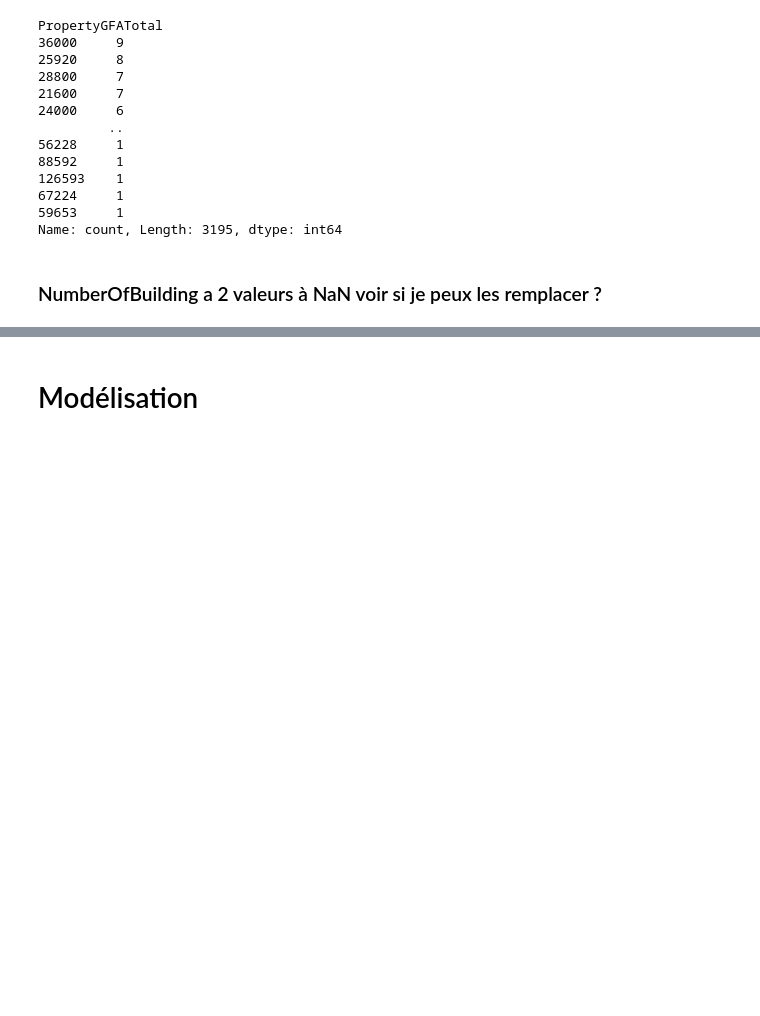
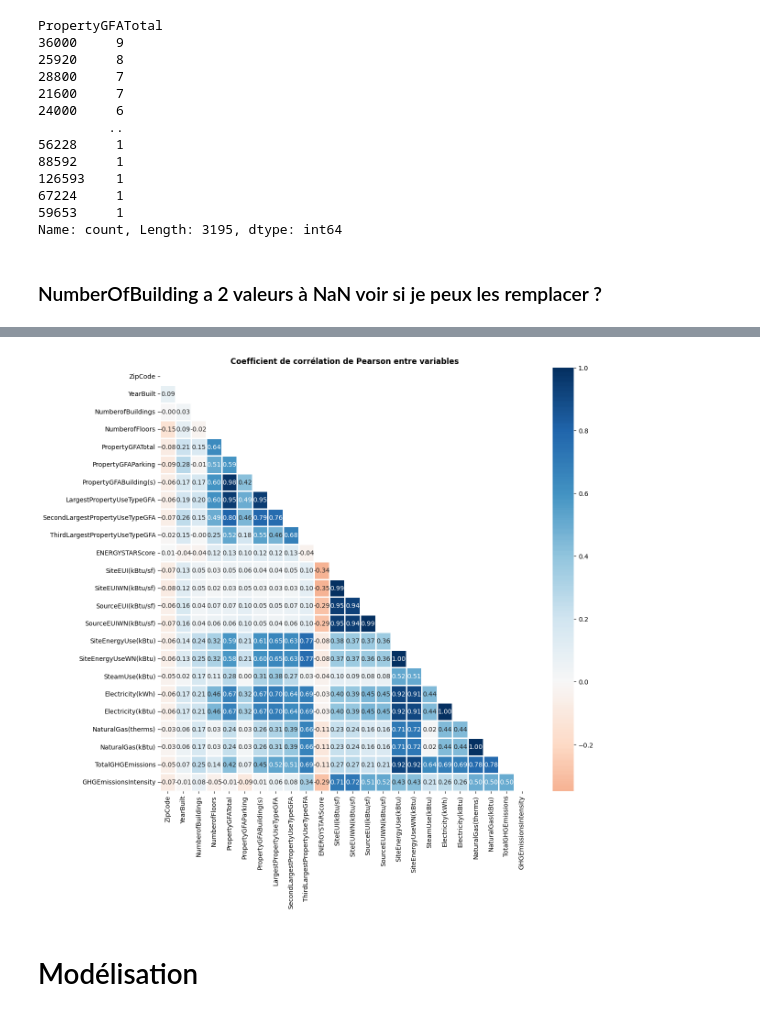
Before and after one commit to MiroMilano59/anticiper_besoins_consommation_batiments, a Jupyter notebook: template_modelistation_supervisee.ipynb, the cells around one changed output, grey strips where cells are left out. Saved outputs shown, nothing was run; the diff lists cells and outputs as text; code cells hidden in the pictures; blank space fills up the shorter version.

```diff
--- a/template_modelistation_supervisee.ipynb
+++ b/template_modelistation_supervisee.ipynb
@@ -245,7 +206,7 @@ colonne entièrement vide :
 - Comments
 # %%
 df_troisieme_nettoyage = df_deuxieme_nettoyage.drop(columns=['DataYear', 'PropertyName', 'Address', 'City', 'State', 'Latitude',
-                                                             'Longitude', 'TaxParcelIdentificationNumber', 'Comments'])
+                                                             'Longitude', 'TaxParcelIdentificationNumber', 'Comments', 'DefaultData', 'Outlier'])
 df_troisieme_nettoyage.reset_index(inplace=True, drop=True)
 print(df_troisieme_nettoyage.shape)
 df_troisieme_nettoyage
@@ -1060,3 +1093,16 @@ NameError: name 'projectstop' is not defined
+# %%
+cols_to_exclude = ['OSEBuildingID', 'CouncilDistrictCode']
+
+corr = (df_troisieme_nettoyage.select_dtypes(include='number').drop(columns=cols_to_exclude).corr())
+
+mask = np.triu(np.ones_like(corr, dtype=bool))
+
+plt.figure(figsize=(13, 12))
+sns.heatmap(corr, mask=mask, center=0, cmap='RdBu', linewidths=1, annot=True, fmt=".2f")
+plt.title("Coefficient de corrélation de Pearson entre variables", fontweight="bold")
+plt.show()
+# %% [output]
+[figure, added]
 # %% [markdown]
 # Modélisation
 # %% [markdown]
```
Also changed, not shown: parts of 34 cells of this notebook.
